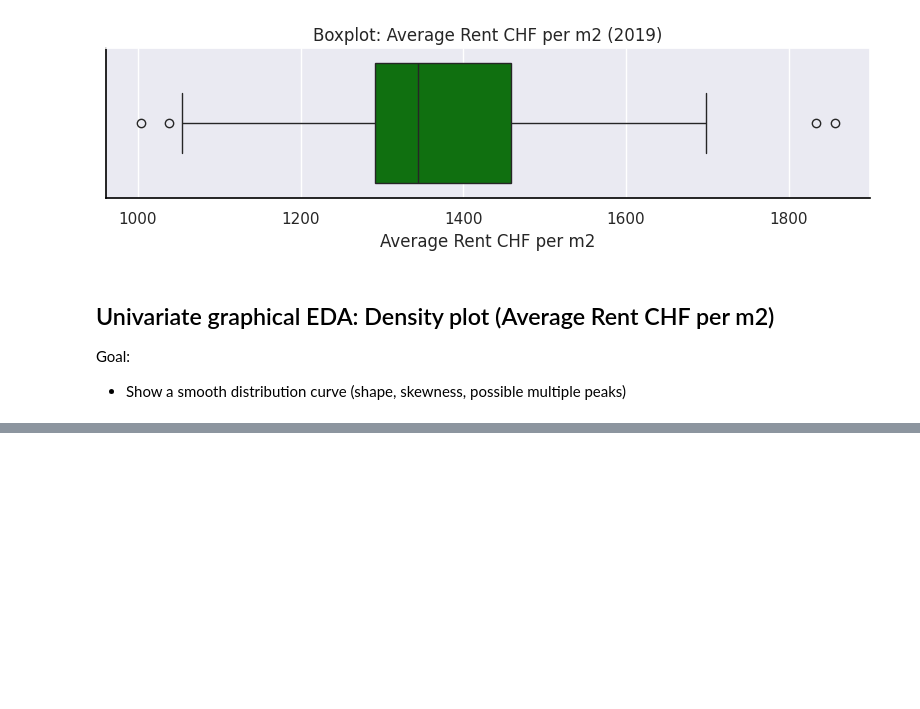
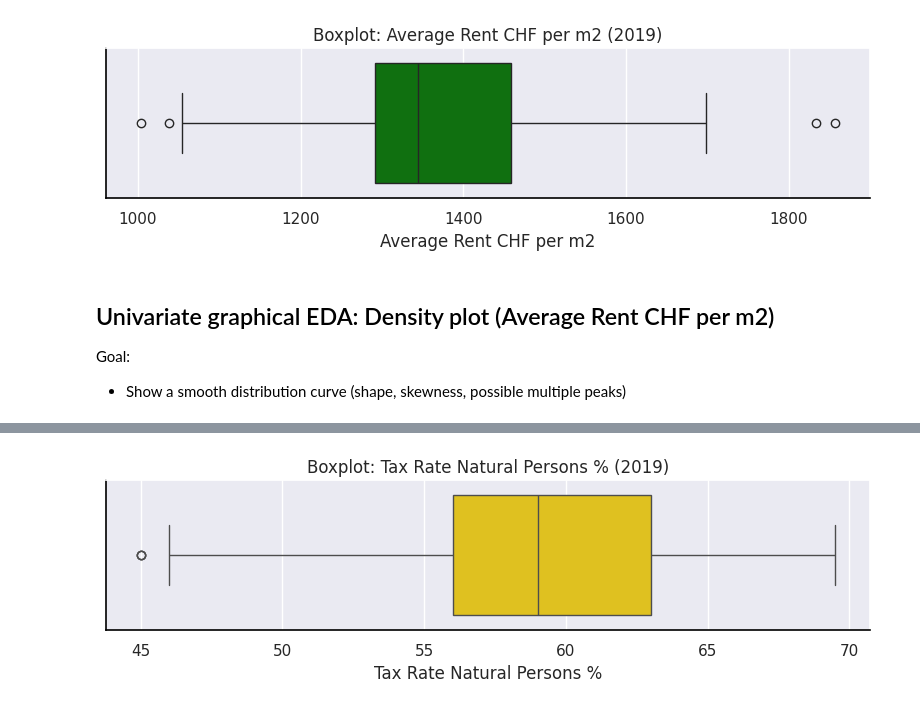
Before and after one commit to hamedamini-zhaw/ARM_Gruppe-5, a Jupyter notebook: 03 - EDA/EDA.ipynb, the cells around one changed output, grey strips where cells are left out. Cells and saved outputs as stored; diff of their text form; code cells hidden in the pictures; blank space fills up the shorter version.

```diff
--- a/03 - EDA/EDA.ipynb
+++ b/03 - EDA/EDA.ipynb
@@ -488,0 +614,19 @@ plt.show()
+# %%
+var = "Tax Rate Natural Persons %"
+
+plt.figure(figsize=(8,2.6))
+sns.boxplot(x=df[var], color="gold", linewidth=1)
+
+plt.title("Boxplot: Tax Rate Natural Persons % (2019)")
+plt.xlabel("Tax Rate Natural Persons %")
+
+ax = plt.gca()
+ax.spines["bottom"].set_color("black")
+ax.spines["left"].set_color("black")
+ax.spines["bottom"].set_linewidth(1.2)
+ax.spines["left"].set_linewidth(1.2)
+
+plt.tight_layout()
+plt.show()
+# %% [output]
+[figure, added]
```
Also changed, not shown: parts of 50 cells of this notebook, 22 other files.
